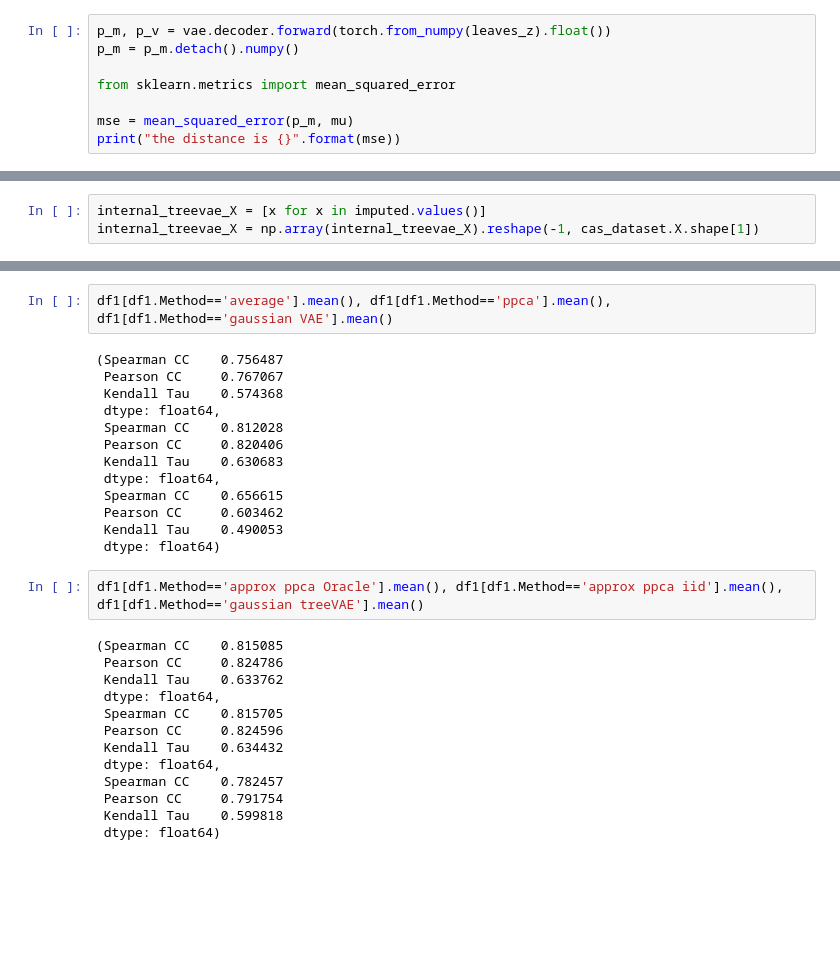
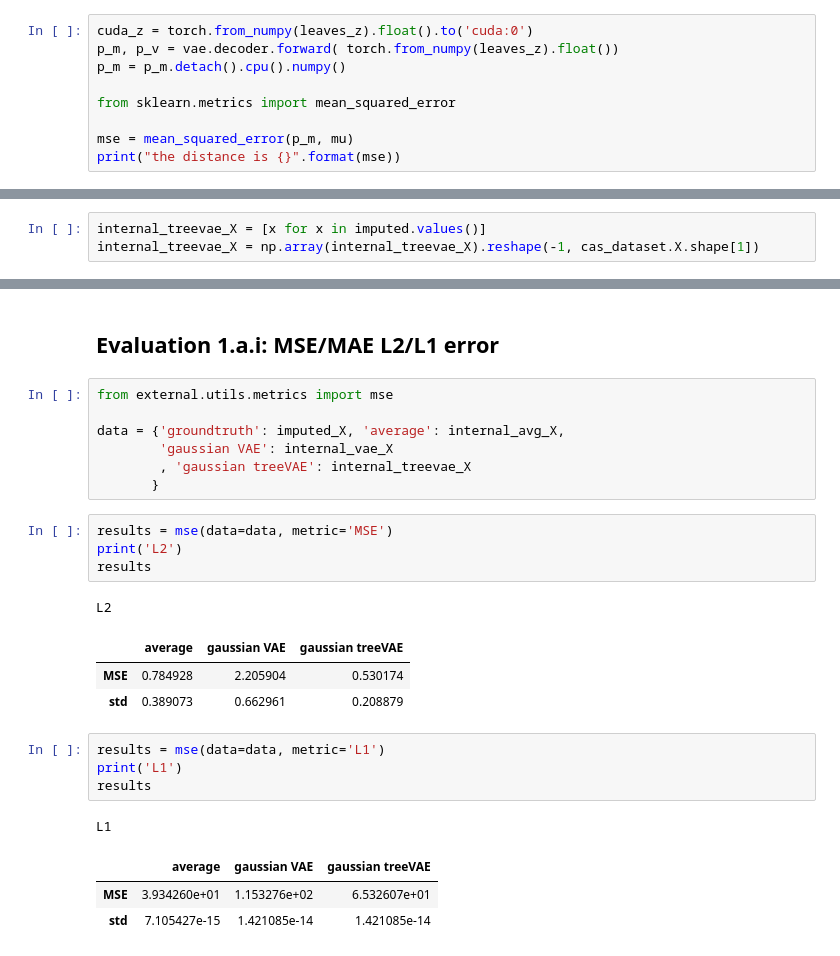
Before and after one commit to khalilouardini/treeVAE-reproducibility, a Jupyter notebook: scvi/external/notebooks/PPCA.ipynb, the cells around one changed output, grey strips where cells are left out. Saved outputs shown, nothing was run; the diff lists cells and outputs as text; blank space fills up the shorter version.

```diff
--- a/scvi/external/notebooks/PPCA.ipynb
+++ b/scvi/external/notebooks/PPCA.ipynb
@@ -382,8 +392,9 @@ vae = GaussianVAE(gene_dataset.nb_genes,
 
 #vae.decoder
 # %%
-p_m, p_v = vae.decoder.forward(torch.from_numpy(leaves_z).float())
-p_m = p_m.detach().numpy()
+cuda_z = torch.from_numpy(leaves_z).float().to('cuda:0')
+p_m, p_v = vae.decoder.forward( torch.from_numpy(leaves_z).float())
+p_m = p_m.detach().cpu().numpy()
 
 from sklearn.metrics import mean_squared_error
 
@@ -610,30 +611,27 @@ plt.show()
-# %%
-df1[df1.Method=='average'].mean(), df1[df1.Method=='ppca'].mean(), df1[df1.Method=='gaussian VAE'].mean()
-# %% [output]
-(Spearman CC    0.756487
- Pearson CC     0.767067
- Kendall Tau    0.574368
- dtype: float64,
- Spearman CC    0.812028
- Pearson CC     0.820406
- Kendall Tau    0.630683
- dtype: float64,
- Spearman CC    0.656615
- Pearson CC     0.603462
- Kendall Tau    0.490053
- dtype: float64)
-# %%
-df1[df1.Method=='approx ppca Oracle'].mean(), df1[df1.Method=='approx ppca iid'].mean(),  df1[df1.Method=='gaussian treeVAE'].mean()
-# %% [output]
-(Spearman CC    0.815085
- Pearson CC     0.824786
- Kendall Tau    0.633762
- dtype: float64,
- Spearman CC    0.815705
- Pearson CC     0.824596
- Kendall Tau    0.634432
- dtype: float64,
- Spearman CC    0.782457
- Pearson CC     0.791754
- Kendall Tau    0.599818
- dtype: float64)
+# %% [markdown]
+## Evaluation 1.a.i: MSE/MAE L2/L1 error
+# %%
+from external.utils.metrics import mse
+
+data = {'groundtruth': imputed_X, 'average': internal_avg_X,
+        'gaussian VAE': internal_vae_X
+        , 'gaussian treeVAE': internal_treevae_X
+       }
+# %%
+results = mse(data=data, metric='MSE')
+print('L2')
+results
+# %% [output]
+L2
+|  | average | gaussian VAE | gaussian treeVAE |
+| MSE | 0.784928 | 2.205904 | 0.530174 |
+| std | 0.389073 | 0.662961 | 0.208879 |
+# %%
+results = mse(data=data, metric='L1')
+print('L1')
+results
+# %% [output]
+L1
+|  | average | gaussian VAE | gaussian treeVAE |
+| MSE | 3.934260e+01 | 1.153276e+02 | 6.532607e+01 |
+| std | 7.105427e-15 | 1.421085e-14 | 1.421085e-14 |
```
Also changed, not shown: parts of 47 cells of this notebook, 6 other files.
